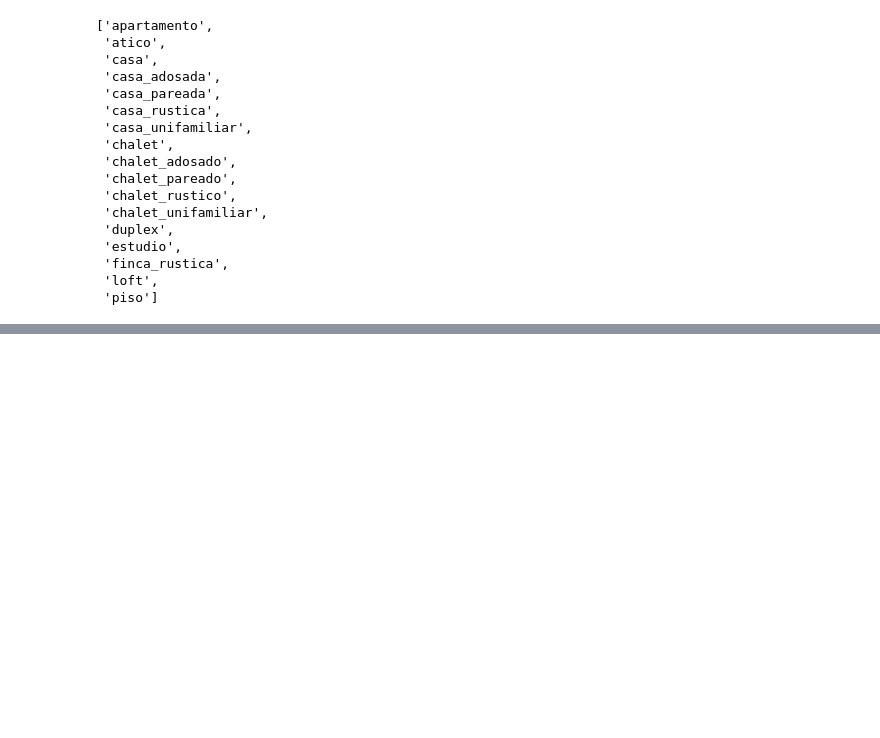
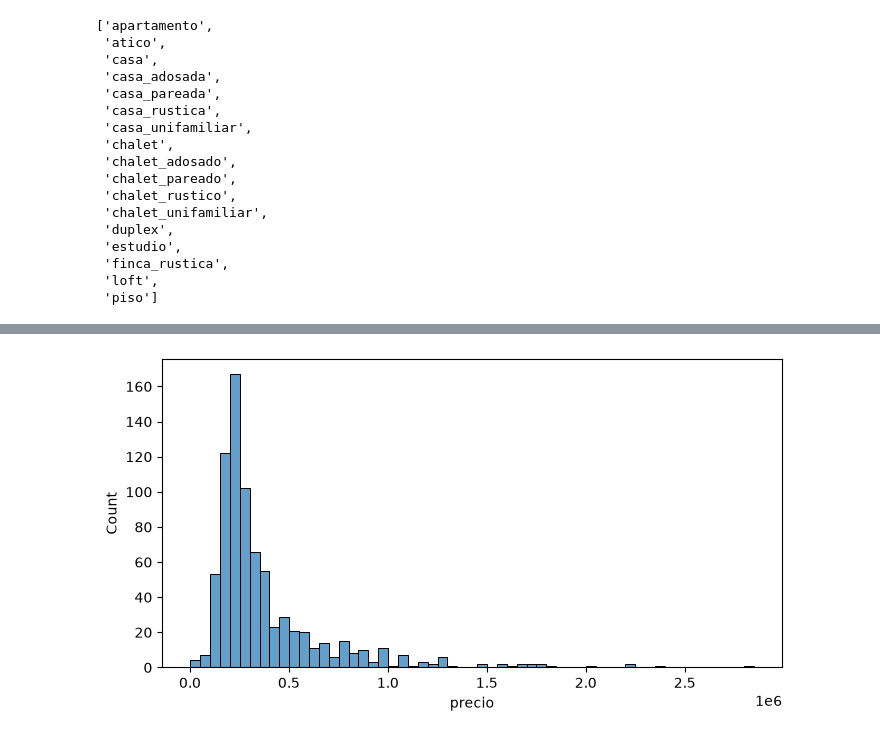
Before and after one commit to LucasDR140603/Proyecto-Pisos, a Jupyter notebook: pruebas.ipynb, the cells around one changed output, grey strips where cells are left out. Drawn from its saved outputs; the diff is of its cells as text; code cells hidden in the pictures; blank space fills up the shorter version.

```diff
--- a/pruebas.ipynb
+++ b/pruebas.ipynb
@@ -495,0 +483,22 @@ jsons
+# %%
+df=pd.read_csv('./datos_crudos.csv').assign(
+    localidad=df['nombre'].map(lambda x:str(x).split('-')[1]),
+    localidad_sin_numero=df['localidad'].map(lambda x:re.sub("\\d",'',str(x))),
+    antiguedad_media=np.select(
+        [df['antiguedad']=='Más de 50 años',df['antiguedad']=='Entre 30 y 50 años',df['antiguedad']=='Entre 20 y 30 años',df['antiguedad']=='Entre 10 y 20 años',df['antiguedad']=='Entre 5 y 10 años',df['antiguedad']=='Menos de 5 años'],
+        [51,50,30,20,10,5],
+        np.nan
+    )
+)
+# %%
+df=df.assign(
+    n_planta=np.where(
+        (~df['planta'].isna()),df['planta'].map(lambda x:-1 if x=='Sótano' else -0.5 if x=='Semisótano' else 0 if x=='Bajo' else 0.5 if x=='Entresuelo' else 1 if x=='Principal' else 21 if x=='Más de 20' else float(str(x).replace('ª',''))),np.nan
+    )
+)
+# %%
+df=df.assign(
+    n_planta=np.where(
+        df['tipo'].isin(['casa','casa_adosada','chalet','finca_rustica']),0,df['n_planta']
+    )
+)
@@ -495,0 +528,2 @@ jsons
+# %%
+df_reducido=df[((df['superficie_construida'].between(16,348.5)) | (df['superficie_construida'].isna())) & ((df['superficie_util'].between(16,294.5)) | (df['superficie_util'].isna())) & ((df['banhos'].between(0,6)) | (df['banhos'].isna())) & (df['precio'].between(500,3000000)) & ((df['habitaciones'].between(1,7)) | (df['habitaciones'].isna())) & ((df['superficie_solar'].between(15,4679.875)) | (df['superficie_solar'].isna())) & ((df['precio_superficie'].between(10,13555.5)) | (df['precio_superficie'].isna())) & ((df['consumo'].between(0,471)) | (df['consumo'].isna())) & ((df['emisiones'].between(0,112)) | (df['emisiones'].isna())) & ((df['superficie_construida']>df['superficie_util']) | (df['superficie_construida'].isna()) | (df['superficie_util'].isna()))]
@@ -495,0 +590,12 @@ jsons
+# %%
+plt.figure(figsize=(8,4))
+
+sns.histplot(
+    data=df_reducido[(df_reducido['n_planta']==0) & (df_reducido['tipo'].isin(['piso','apartamento']))],
+    x="precio",
+    alpha=0.7
+)
+
+plt.show()
+# %% [output]
+[figure, added]
```
Also changed, not shown: parts of 34 cells of this notebook, 1 other file.
